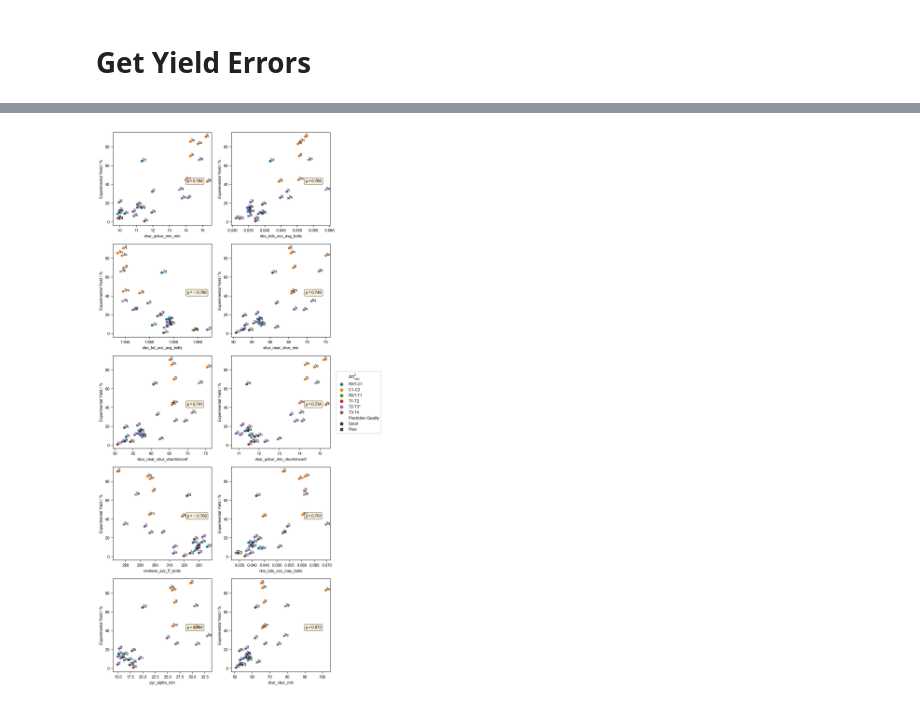
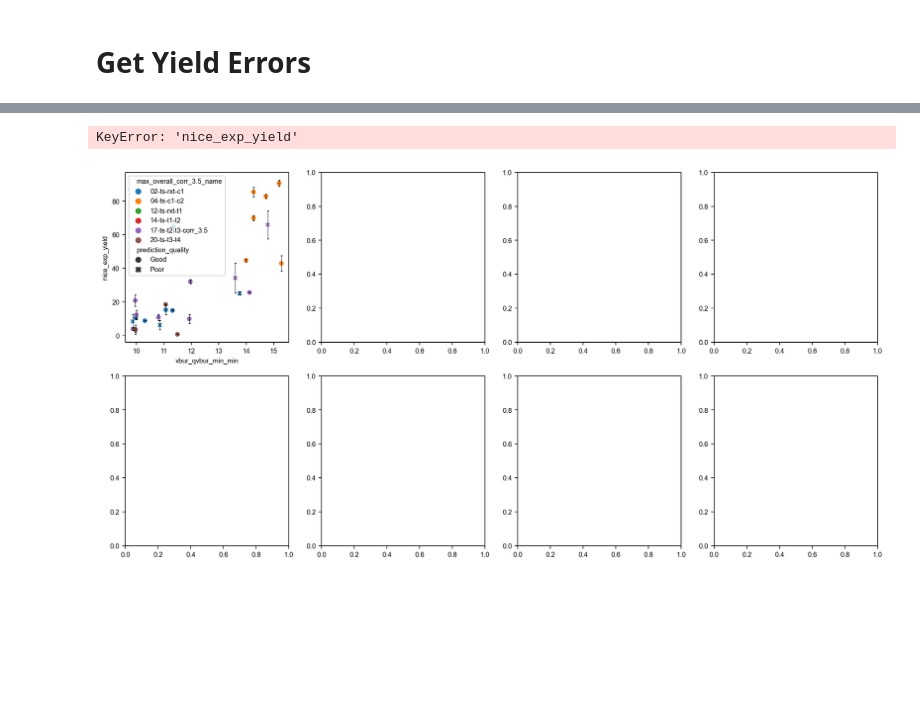
Before and after one commit to chertianser/pdcatpdb-code, a Jupyter notebook: microkinetic_simulations.ipynb, the cells around one changed output, grey strips where cells are left out. Saved outputs shown, nothing was run; the diff lists cells and outputs as text; code cells hidden in the pictures; blank space fills up the shorter version.

Commit message:
ChemRxiv version 1 plot generation

```diff
--- a/microkinetic_simulations.ipynb
+++ b/microkinetic_simulations.ipynb
@@ -493,3 +553,0 @@ Diffussion barrier set to: 0.005524 hartrees, with threshold 0.000160 hartrees
-# %%
-ligand = 'tbu'
-get_theoretical_yield_array(get_perturbed_barriers(error=-0.25, fe=fe, ligand=ligand, structures=structures), equivs=3.5, structures=structures, plot=True, mk_tfin=1E+7, D_NAME='theoreticalv2')
@@ -566,0 +554,10 @@ plt.savefig('theoyield.png', transparent=False, bbox_inches="tight")
+# %%
+def get_second_order_barrier_correction(concentration, temperature):
+    return math.log(1/concentration)*temperature*8.314/1000/4.184
+
+def get_barrier_for_target_yield(barrier_change, equiv, target):
+    concentrations_dict = {'naphboh2': 0.02, '99-l2pd2oh4': 0.001} # units are in M
+    concentrations_dict['h2o'] = concentrations_dict['naphboh2']*equiv
+    cs, df = get_mk_file(D_NAME='theoretical', mk_params={'MK_TFIN': 1E+7, 'MK_TREP': 1E+4, 'MK_DT': 1E+3}, concentrations_dict=concentrations_dict, barrier_change=barrier_change)
+    comp_yield = get_mk_profile(D_NAME='theoretical', cs=cs, df=df, concentrations_dict=concentrations_dict, desired_traces="", plot=False)
+    return comp_yield-target
@@ -690,2 +871,4 @@ plt.savefig('theoyield.png', transparent=False, bbox_inches="tight")
+# %%
+main_barrier_df = barrier_df[~barrier_df['ligand_name'].str.contains('9')].copy()
 # %%
 fig, ax = plt.subplots(1,1, figsize=(6,4), dpi=180)
@@ -1249,5 +1482,3 @@ if False:
-# %%
-corr_df = pd.read_csv('20240519_corr_dict.csv')
 # %%
 nrows = 2
 ncols = 3
@@ -1273,44 +1520,46 @@ plt.savefig("corrhist.png", transparent=True, bbox_inches='tight')
 # %%
 interest = 'exp_full'
 #corr_hg[corr_hg[interest] >= 0.4].sort_values(by=interest,ascending=False)
-dg = corr_df.sort_values(by='exp_full_abs_rank',ascending=True).head(10)
+corr_df_tmp = corr_df.sort_values(by='exp_full_abs_rank',ascending=True).head(8)
 
-nrows = 5
-ncols = 2
+nrows = 2
+ncols = 4
 
-fig, ax = plt.subplots(nrows,ncols, figsize=(8,20), dpi=180)
-hue_order = ['C2', 'C4', 'F2', 'F4', 'H1_eff_min', 'H3']
-for n, col in enumerate(dg['descriptor']):
+fig, ax = plt.subplots(nrows,ncols, figsize=(16,8), dpi=180)
+equiv = 3.5
+hue_order = ['02-ts-rxt-c1', '04-ts-c1-c2', '12-ts-rxt-t1', '14-ts-t1-t2', f'17-ts-t2-t3-corr_{equiv}', '20-ts-t3-t4']
+
+for n, col in enumerate(corr_df_tmp['descriptor']):
     i = n // ncols
     j = n % ncols
     x = col
-    y = 'exp_yield'
-    g = sns.scatterplot(x=x, y=y, data=hg, hue_order=hue_order, palette='tab10',style=hg['prediction_quality'], hue='max_name_eff_min', ax=ax[i][j])
-    #g = sns.scatterplot(x=x, y=y, data=hg[hg['prediction_quality'] == 'Good'], hue_order=hue_order, palette='tab10',style=hg['prediction_quality'], hue='max_name', ax=ax[i][j])
-    #g = sns.scatterplot(x=x, y=y, data=hg, hue_order=hue_order, palette='tab10',style=hg['prediction_quality'], hue='max_name', ax=ax[i][j])
-    #for _, row in hg.iterrows():
-    for _, row in hg.iterrows():
+    y = 'nice_exp_yield'
+    g = sns.scatterplot(x=x, y=y, data=kraken_full, hue_order=hue_order, palette='tab10', style=kraken_full['prediction_quality'], hue=f'max_overall_corr_{equiv}_name', ax=ax[i][j])
+    g5 = ax[i][j].errorbar(x=x, y=y, yerr='nice_exp_error', data=kraken_full, fmt='none', ecolor='black', capsize=1, linewidth=0.5, label='_nolegend_')
+    for _, row in kraken_df.iterrows():
         ax[i][j].text(row[x]*1.0001, row[y]*1.001, row['exp_name'], fontsize=8)
     ax[i][j].legend_.remove()
     props = dict(boxstyle='round', facecolor='wheat', alpha=0.5)
-    ax[i][j].text(0.75, 0.5, r'$\rho=%.3f$' % (dg[dg['descriptor'] == col][interest]),
+    ax[i][j].text(0.75, 0.5, r'$\rho=%.3f$' % (corr_df[corr_df['descriptor'] == col][interest]),
            transform=ax[i][j].transAxes, verticalalignment='top', bbox=props)
     ax[i][j].set_ylabel("Experimental Yield / %")
+    ax[i][j].set_ylim(0,100)
 
 
-text_list = plt.legend(bbox_to_anchor=(1.04,2.9), loc="center left").get_texts()
+text_list = plt.legend(bbox_to_anchor=(1.04,1), loc="center left").get_texts()
 text_list[0].set_text("$\Delta$G$^{\u2021}_{max}$")
 text_list[1].set_text('RXT-C1')
 text_list[2].set_text('C1-C2')
 text_list[3].set_text('RXT-T1')
 text_list[4].set_text('T1-T2')
 text_list[5].set_text('T2-T3*')
 text_list[6].set_text('T3-T4')
 text_list[7].set_text('Prediction Quality')
 
 #ax.set_xlabel("V$_{bur}$ (min) / %")
 
 
-plt.savefig("expcorrplots.png", transparent=True, bbox_inches='tight')
+plt.savefig("expfullcorrplots.png", transparent=True, bbox_inches='tight')
 # %% [output]
+KeyError: 'nice_exp_yield'
-[figure, old version]
+[figure, new version]
```
Also changed, not shown: parts of 48 cells of this notebook, 24 other files.
